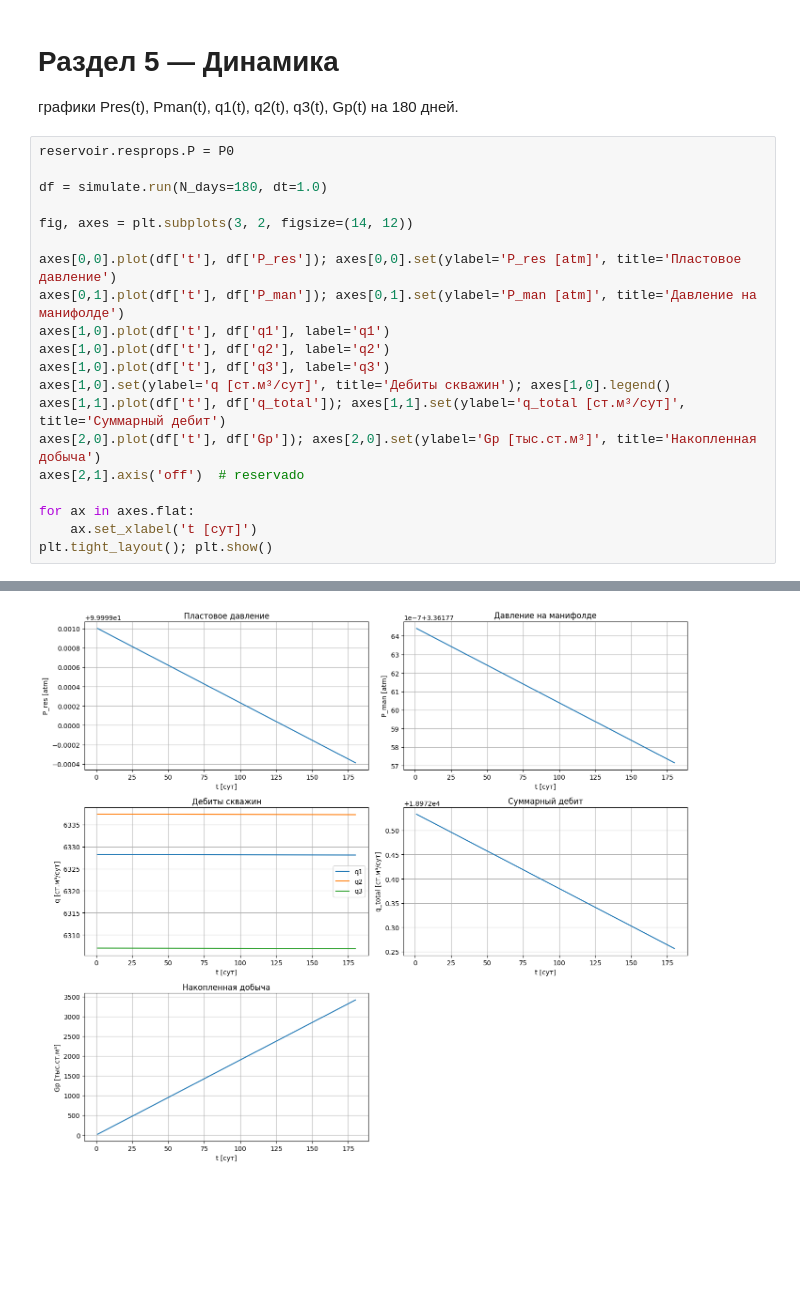
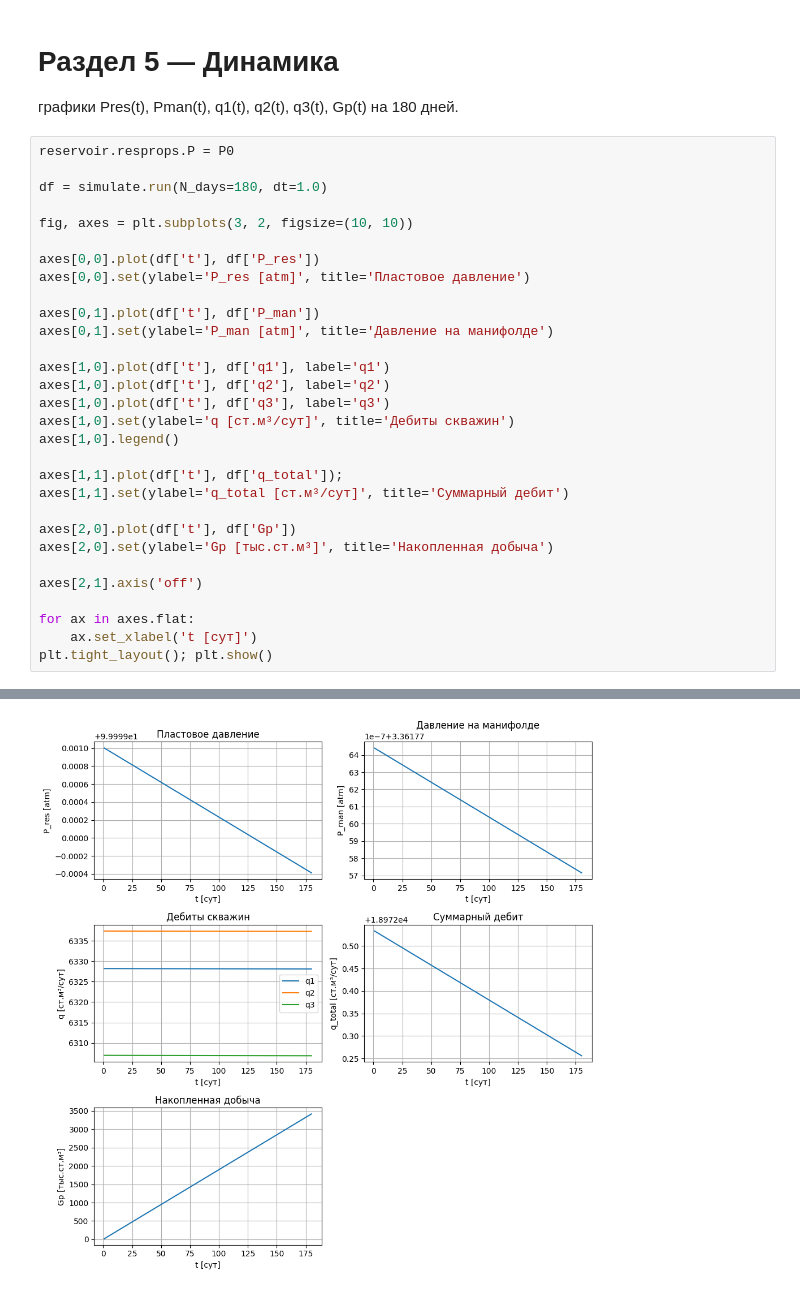
Before and after one commit to luismhpz95/gas_field_simulator, a Jupyter notebook: курсовая.ipynb, the cells around one changed output, grey strips where cells are left out. Cells and saved outputs as stored; diff of their text form; blank space fills up the shorter version.

```diff
--- a/курсовая.ipynb
+++ b/курсовая.ipynb
@@ -209,17 +209,27 @@ reservoir.resprops.P = P0
 
 df = simulate.run(N_days=180, dt=1.0)
 
-fig, axes = plt.subplots(3, 2, figsize=(14, 12))
+fig, axes = plt.subplots(3, 2, figsize=(10, 10))
 
-axes[0,0].plot(df['t'], df['P_res']); axes[0,0].set(ylabel='P_res [atm]', title='Пластовое давление')
-axes[0,1].plot(df['t'], df['P_man']); axes[0,1].set(ylabel='P_man [atm]', title='Давление на манифолде')
+axes[0,0].plot(df['t'], df['P_res'])
+axes[0,0].set(ylabel='P_res [atm]', title='Пластовое давление')
+
+axes[0,1].plot(df['t'], df['P_man'])
+axes[0,1].set(ylabel='P_man [atm]', title='Давление на манифолде')
+
 axes[1,0].plot(df['t'], df['q1'], label='q1')
 axes[1,0].plot(df['t'], df['q2'], label='q2')
 axes[1,0].plot(df['t'], df['q3'], label='q3')
-axes[1,0].set(ylabel='q [ст.м³/сут]', title='Дебиты скважин'); axes[1,0].legend()
-axes[1,1].plot(df['t'], df['q_total']); axes[1,1].set(ylabel='q_total [ст.м³/сут]', title='Суммарный дебит')
-axes[2,0].plot(df['t'], df['Gp']); axes[2,0].set(ylabel='Gp [тыс.ст.м³]', title='Накопленная добыча')
-axes[2,1].axis('off')  # reservado
+axes[1,0].set(ylabel='q [ст.м³/сут]', title='Дебиты скважин')
+axes[1,0].legend()
+
+axes[1,1].plot(df['t'], df['q_total']);
+axes[1,1].set(ylabel='q_total [ст.м³/сут]', title='Суммарный дебит')
+
+axes[2,0].plot(df['t'], df['Gp'])
+axes[2,0].set(ylabel='Gp [тыс.ст.м³]', title='Накопленная добыча')
+
+axes[2,1].axis('off')
 
 for ax in axes.flat:
     ax.set_xlabel('t [сут]')
@@ -242,4 +252,4 @@ plt.tight_layout(); plt.show()
 ============================================================
 СИМУЛЯЦИЯ ЗАВЕРШЕНА. Дней: 180
 ============================================================
-[figure, old version]
+[figure, new version]
```
Also changed, not shown: parts of 5 cells of this notebook.
